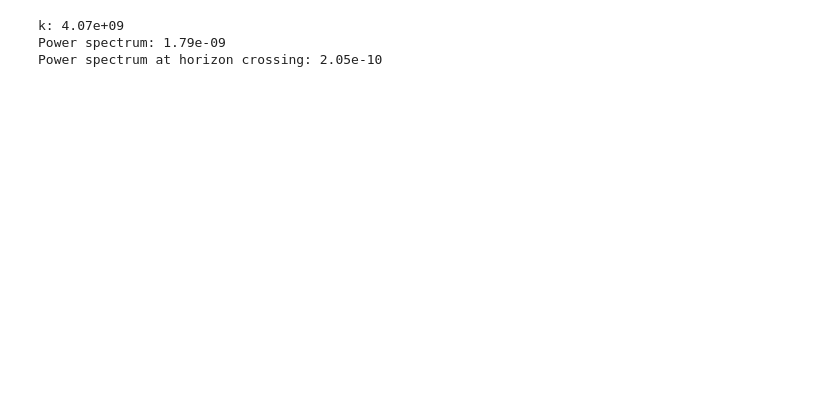
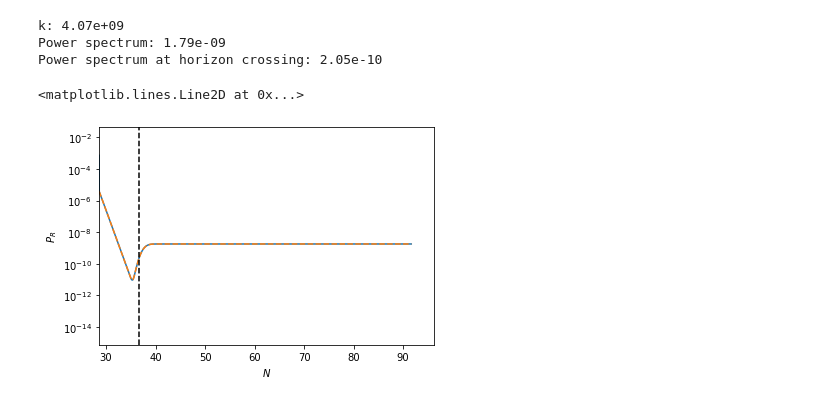
Before and after one commit to gsalinasphys/MyTransport, a Jupyter notebook: Examples/Angular/Angular.ipynb, the cells around one changed output. Cells and saved outputs as stored; diff of their text form; code cells hidden in the pictures; blank space fills up the shorter version.

```diff
--- a/Examples/Angular/Angular.ipynb
+++ b/Examples/Angular/Angular.ipynb
@@ -177,2 +186,28 @@ eplls_exit = eplls[i_exit]
 
 sigma_exit = np.concatenate((sigma[i_exit_sig][0:nF], sigma[i_exit_sig][2*nF:2*nF+2])).reshape(2,2)
+# %%
+shift = len(Ns) - len(Nsig)
+# %%
+def spec(phis: np.ndarray):
+    PR, CRS, PS = [], [], []
+    for i in range(len(phis.T)):
+        G_i = G_lbd(phis.T[i, 0], phis.T[i, 1])
+        sigma_i = np.concatenate((sigma[i-shift][0:nF], sigma[i-shift][2*nF:2*nF+2])).reshape(2,2)
+        PR.append(eplls[i] @ G_i @ sigma_i @ G_i @ eplls[i] * k**3 / 2 / np.pi**2 / 2 / epsilon[i])
+        CRS.append(eperps[i] @ G_i @ sigma_i @ G_i @ eplls[i] * k**3 / 2 / np.pi**2 / 2 / epsilon[i])
+        PS.append(eperps[i] @ G_i @ sigma_i @ G_i @ eperps[i] * k**3 / 2 / np.pi**2 / 2 / epsilon[i])
+
+    return np.array(PR), np.array(CRS), np.array(PS)
+# %%
+PR, CRS, PS = spec(phis)
+# %%
+plt.plot(Ns, PR)
+plt.plot(Nssig, Pzeta_nodim, linestyle='--')
+plt.yscale('log')
+plt.xlim(left=Ns[shift])
+plt.xlabel(r"$N$")
+plt.ylabel(r"$P_R$")
+plt.axvline(NExit, c='k', linestyle='--')
+# %% [output]
+<matplotlib.lines.Line2D at 0x...>
+[figure, added]
```
Also changed, not shown: parts of 20 cells of this notebook.
